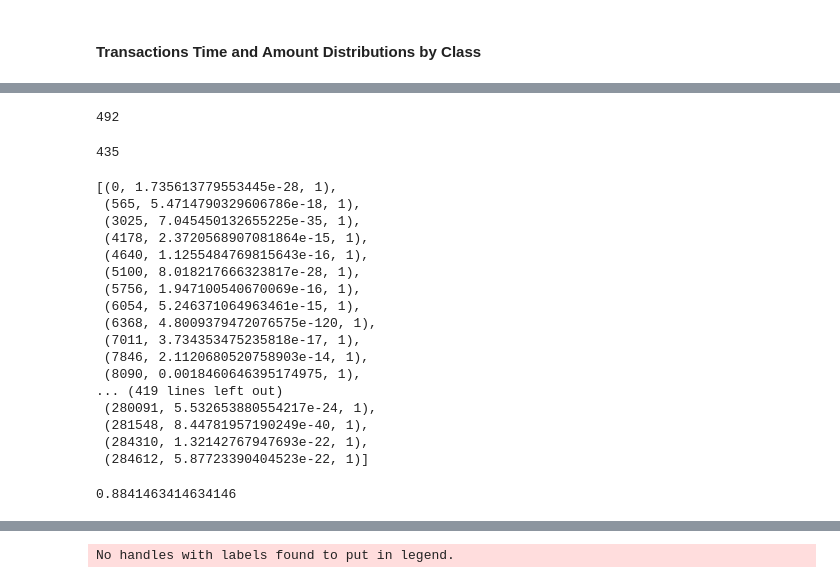
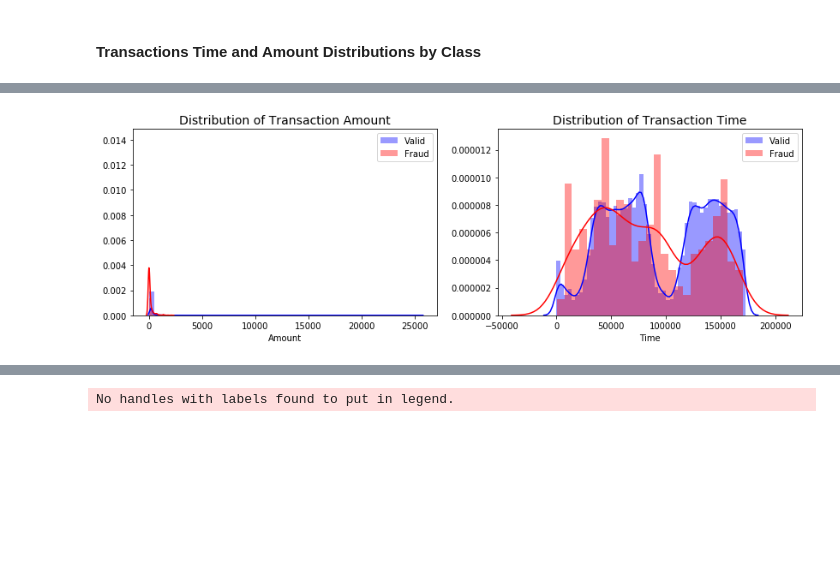
Before and after one commit to shon-otmazgin/transactions-anomaly-detection-unsupervised-learning, a Jupyter notebook: notebooks/Transactions Anomaly Detection with Unsupervised Learning .ipynb, the cells around one changed output, grey strips where cells are left out. Saved outputs shown, nothing was run; the diff lists cells and outputs as text; code cells hidden in the pictures; blank space fills up the shorter version.

```diff
--- a/notebooks/Transactions Anomaly Detection with Unsupervised Learning .ipynb
+++ b/notebooks/Transactions Anomaly Detection with Unsupervised Learning .ipynb
@@ -237,18 +132,0 @@ In general, with just few exceptions (Time and Amount), the features distributio
-# %%
-var = df.columns.values
-
-i = 0
-
-sns.set_style('whitegrid')
-plt.figure()
-fig, ax = plt.subplots(8,4,figsize=(16,28))
-
-for feature in var:
-    i += 1
-    plt.subplot(8,4,i)
-    s = sns.boxplot(y=feature, hue="Class",data=df, palette="PRGn",showfliers=True)
-    plt.xlabel(feature, fontsize=12)
-    locs, labels = plt.xticks()
-    plt.tick_params(axis='both', which='major', labelsize=12)
-
-plt.show()
@@ -652,32 +133,21 @@ frauds = [s for s in scores if s[2] == 1]
-# %%
-len(frauds)
-# %% [output]
-492
-# %%
-len([f for f in frauds if f[1] < 0.01])
-# %% [output]
-435
-# %%
-[f for f in frauds if f[1] < 0.01]
-# %% [output]
-[(0, 1.735613779553445e-28, 1),
- (565, 5.4714790329606786e-18, 1),
- (3025, 7.045450132655225e-35, 1),
- (4178, 2.3720568907081864e-15, 1),
- (4640, 1.1255484769815643e-16, 1),
- (5100, 8.018217666323817e-28, 1),
- (5756, 1.947100540670069e-16, 1),
- (6054, 5.246371064963461e-15, 1),
- (6368, 4.8009379472076575e-120, 1),
- (7011, 3.734353475235818e-17, 1),
- (7846, 2.1120680520758903e-14, 1),
- (8090, 0.0018460646395174975, 1),
-... (419 lines left out)
- (280091, 5.532653880554217e-24, 1),
- (281548, 8.44781957190249e-40, 1),
- (284310, 1.32142767947693e-22, 1),
- (284612, 5.87723390404523e-22, 1)]
-# %%
-435/492
-# %% [output]
-0.8841463414634146
+# %%
+fig, ax = plt.subplots(1, 2, figsize=(14,4))
+
+time_class_0 = df.loc[df['Class'] == 0]["Time"]
+time_class_1 = df.loc[df['Class'] == 1]["Time"]
+amount_class_0 = df.loc[df['Class'] == 0]["Amount"]
+amount_class_1 = df.loc[df['Class'] == 1]["Amount"]
+
+sns.distplot(amount_class_0, ax=ax[0], color='b' ,hist=True, label='Valid')
+sns.distplot(amount_class_1, ax=ax[0], color='r' ,hist=True, label='Fraud')
+
+sns.distplot(time_class_0, ax=ax[1], color='b' ,hist=True, label='Valid')
+sns.distplot(time_class_1, ax=ax[1], color='r' ,hist=True, label='Fraud', bins=25)
+
+ax[0].set_title('Distribution of Transaction Amount', fontsize=14)
+ax[1].set_title('Distribution of Transaction Time', fontsize=14)
+ax[0].legend()
+ax[1].legend()
+plt.show()
+# %% [output]
+[figure, added]
```
Also changed, not shown: parts of 96 cells of this notebook.
